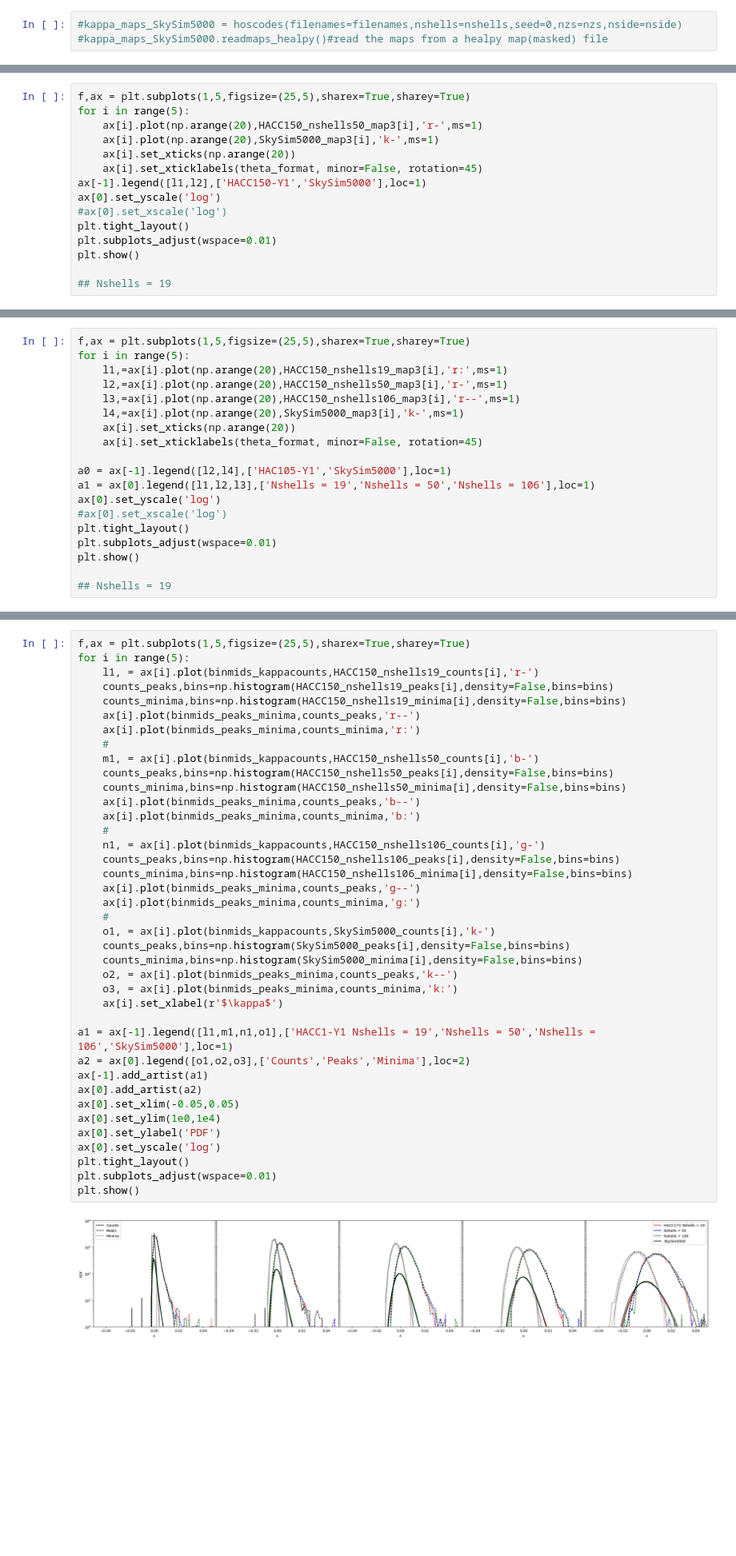
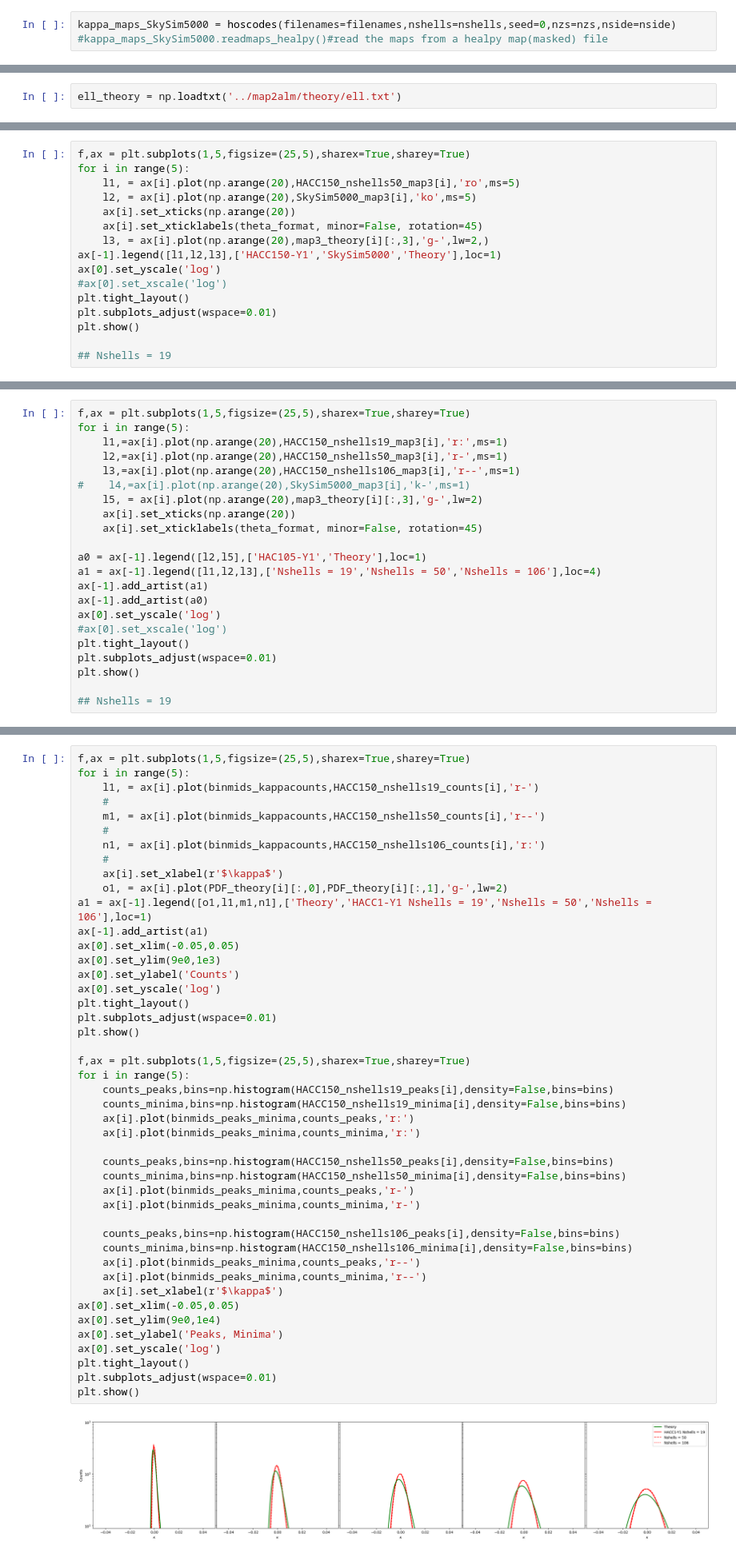
Before and after one commit to LSSTDESC/HOS-Y1-prep, a Jupyter notebook: hoscodes/readWLmaps_run_HOScodes.ipynb, the cells around one changed output, grey strips where cells are left out. Shown at 80% size. Saved outputs shown, nothing was run; the diff lists cells and outputs as text; blank space fills up the shorter version.

Commit message:
Update notebook: Theory curves added

```diff
--- a/hoscodes/readWLmaps_run_HOScodes.ipynb
+++ b/hoscodes/readWLmaps_run_HOScodes.ipynb
@@ -38,7 +38,7 @@ filenames = [raw_maps_path+'SkySim5000_'+nzs+'_kappa_tomo%d.fits'%l for l in ran
 # %% [markdown]
 Starting the class ${\tt hoscodes }$ will create directory for results to save results of individual statistics
 # %%
-#kappa_maps_SkySim5000 = hoscodes(filenames=filenames,nshells=nshells,seed=0,nzs=nzs,nside=nside)
+kappa_maps_SkySim5000 = hoscodes(filenames=filenames,nshells=nshells,seed=0,nzs=nzs,nside=nside)
 #kappa_maps_SkySim5000.readmaps_healpy()#read the maps from a healpy map(masked) file
 # %% [markdown]
 We run some of the statistics for these maps: Map2 and Map3 codes. (iterating over the tomobins)
@@ -148,0 +159,2 @@ plt.show()
+# %%
+ell_theory = np.loadtxt('../map2alm/theory/ell.txt')
@@ -206,11 +277,12 @@ plt.subplots_adjust(wspace=0.01)
 # %%
 f,ax = plt.subplots(1,5,figsize=(25,5),sharex=True,sharey=True)
 for i in range(5):
-    ax[i].plot(np.arange(20),HACC150_nshells50_map3[i],'r-',ms=1)
-    ax[i].plot(np.arange(20),SkySim5000_map3[i],'k-',ms=1)
+    l1, = ax[i].plot(np.arange(20),HACC150_nshells50_map3[i],'ro',ms=5)
+    l2, = ax[i].plot(np.arange(20),SkySim5000_map3[i],'ko',ms=5)
     ax[i].set_xticks(np.arange(20))
     ax[i].set_xticklabels(theta_format, minor=False, rotation=45)
-ax[-1].legend([l1,l2],['HACC150-Y1','SkySim5000'],loc=1)
+    l3, = ax[i].plot(np.arange(20),map3_theory[i][:,3],'g-',lw=2,)
+ax[-1].legend([l1,l2,l3],['HACC150-Y1','SkySim5000','Theory'],loc=1)
 ax[0].set_yscale('log')
 #ax[0].set_xscale('log')
 plt.tight_layout()
@@ -341,12 +428,15 @@ for i in range(5):
     l1,=ax[i].plot(np.arange(20),HACC150_nshells19_map3[i],'r:',ms=1)
     l2,=ax[i].plot(np.arange(20),HACC150_nshells50_map3[i],'r-',ms=1)
     l3,=ax[i].plot(np.arange(20),HACC150_nshells106_map3[i],'r--',ms=1)
-    l4,=ax[i].plot(np.arange(20),SkySim5000_map3[i],'k-',ms=1)
+#    l4,=ax[i].plot(np.arange(20),SkySim5000_map3[i],'k-',ms=1)
+    l5, = ax[i].plot(np.arange(20),map3_theory[i][:,3],'g-',lw=2)
     ax[i].set_xticks(np.arange(20))
     ax[i].set_xticklabels(theta_format, minor=False, rotation=45)
 
-a0 = ax[-1].legend([l2,l4],['HAC105-Y1','SkySim5000'],loc=1)
-a1 = ax[0].legend([l1,l2,l3],['Nshells = 19','Nshells = 50','Nshells = 106'],loc=1)
+a0 = ax[-1].legend([l2,l5],['HAC105-Y1','Theory'],loc=1)
+a1 = ax[-1].legend([l1,l2,l3],['Nshells = 19','Nshells = 50','Nshells = 106'],loc=4)
+ax[-1].add_artist(a1)
+ax[-1].add_artist(a0)
 ax[0].set_yscale('log')
 #ax[0].set_xscale('log')
 plt.tight_layout()
@@ -359,41 +449,47 @@ plt.show()
 # %%
 f,ax = plt.subplots(1,5,figsize=(25,5),sharex=True,sharey=True)
 for i in range(5):
     l1, = ax[i].plot(binmids_kappacounts,HACC150_nshells19_counts[i],'r-')
-    counts_peaks,bins=np.histogram(HACC150_nshells19_peaks[i],density=False,bins=bins)
-    counts_minima,bins=np.histogram(HACC150_nshells19_minima[i],density=False,bins=bins)
-    ax[i].plot(binmids_peaks_minima,counts_peaks,'r--')
-    ax[i].plot(binmids_peaks_minima,counts_minima,'r:')
     #
-    m1, = ax[i].plot(binmids_kappacounts,HACC150_nshells50_counts[i],'b-')
-    counts_peaks,bins=np.histogram(HACC150_nshells50_peaks[i],density=False,bins=bins)
-    counts_minima,bins=np.histogram(HACC150_nshells50_minima[i],density=False,bins=bins)
-    ax[i].plot(binmids_peaks_minima,counts_peaks,'b--')
-    ax[i].plot(binmids_peaks_minima,counts_minima,'b:')
+    m1, = ax[i].plot(binmids_kappacounts,HACC150_nshells50_counts[i],'r--')
     #
-    n1, = ax[i].plot(binmids_kappacounts,HACC150_nshells106_counts[i],'g-')
-    counts_peaks,bins=np.histogram(HACC150_nshells106_peaks[i],density=False,bins=bins)
-    counts_minima,bins=np.histogram(HACC150_nshells106_minima[i],density=False,bins=bins)
-    ax[i].plot(binmids_peaks_minima,counts_peaks,'g--')
-    ax[i].plot(binmids_peaks_minima,counts_minima,'g:')
+    n1, = ax[i].plot(binmids_kappacounts,HACC150_nshells106_counts[i],'r:')
     #
-    o1, = ax[i].plot(binmids_kappacounts,SkySim5000_counts[i],'k-')
-    counts_peaks,bins=np.histogram(SkySim5000_peaks[i],density=False,bins=bins)
-    counts_minima,bins=np.histogram(SkySim5000_minima[i],density=False,bins=bins)
-    o2, = ax[i].plot(binmids_peaks_minima,counts_peaks,'k--')
-    o3, = ax[i].plot(binmids_peaks_minima,counts_minima,'k:')
     ax[i].set_xlabel(r'$\kappa$')
-
-a1 = ax[-1].legend([l1,m1,n1,o1],['HACC1-Y1 Nshells = 19','Nshells = 50','Nshells = 106','SkySim5000'],loc=1)
-a2 = ax[0].legend([o1,o2,o3],['Counts','Peaks','Minima'],loc=2)
+    o1, = ax[i].plot(PDF_theory[i][:,0],PDF_theory[i][:,1],'g-',lw=2)
+a1 = ax[-1].legend([o1,l1,m1,n1],['Theory','HACC1-Y1 Nshells = 19','Nshells = 50','Nshells = 106'],loc=1)
 ax[-1].add_artist(a1)
-ax[0].add_artist(a2)
 ax[0].set_xlim(-0.05,0.05)
-ax[0].set_ylim(1e0,1e4)
-ax[0].set_ylabel('PDF')
+ax[0].set_ylim(9e0,1e3)
+ax[0].set_ylabel('Counts')
 ax[0].set_yscale('log')
 plt.tight_layout()
 plt.subplots_adjust(wspace=0.01)
 plt.show()
+
+f,ax = plt.subplots(1,5,figsize=(25,5),sharex=True,sharey=True)
+for i in range(5):
+    counts_peaks,bins=np.histogram(HACC150_nshells19_peaks[i],density=False,bins=bins)
+    counts_minima,bins=np.histogram(HACC150_nshells19_minima[i],density=False,bins=bins)
+    ax[i].plot(binmids_peaks_minima,counts_peaks,'r:')
+    ax[i].plot(binmids_peaks_minima,counts_minima,'r:')
+
+    counts_peaks,bins=np.histogram(HACC150_nshells50_peaks[i],density=False,bins=bins)
+    counts_minima,bins=np.histogram(HACC150_nshells50_minima[i],density=False,bins=bins)
+    ax[i].plot(binmids_peaks_minima,counts_peaks,'r-')
+    ax[i].plot(binmids_peaks_minima,counts_minima,'r-')
+
+    counts_peaks,bins=np.histogram(HACC150_nshells106_peaks[i],density=False,bins=bins)
+    counts_minima,bins=np.histogram(HACC150_nshells106_minima[i],density=False,bins=bins)
+    ax[i].plot(binmids_peaks_minima,counts_peaks,'r--')
+    ax[i].plot(binmids_peaks_minima,counts_minima,'r--')
+    ax[i].set_xlabel(r'$\kappa$')
+ax[0].set_xlim(-0.05,0.05)
+ax[0].set_ylim(9e0,1e4)
+ax[0].set_ylabel('Peaks, Minima')
+ax[0].set_yscale('log')
+plt.tight_layout()
+plt.subplots_adjust(wspace=0.01)
+plt.show()
 # %% [output]
-[figure, old version]
+[figure, new version]
```
Also changed, not shown: parts of 12 cells of this notebook, 1 other file.
